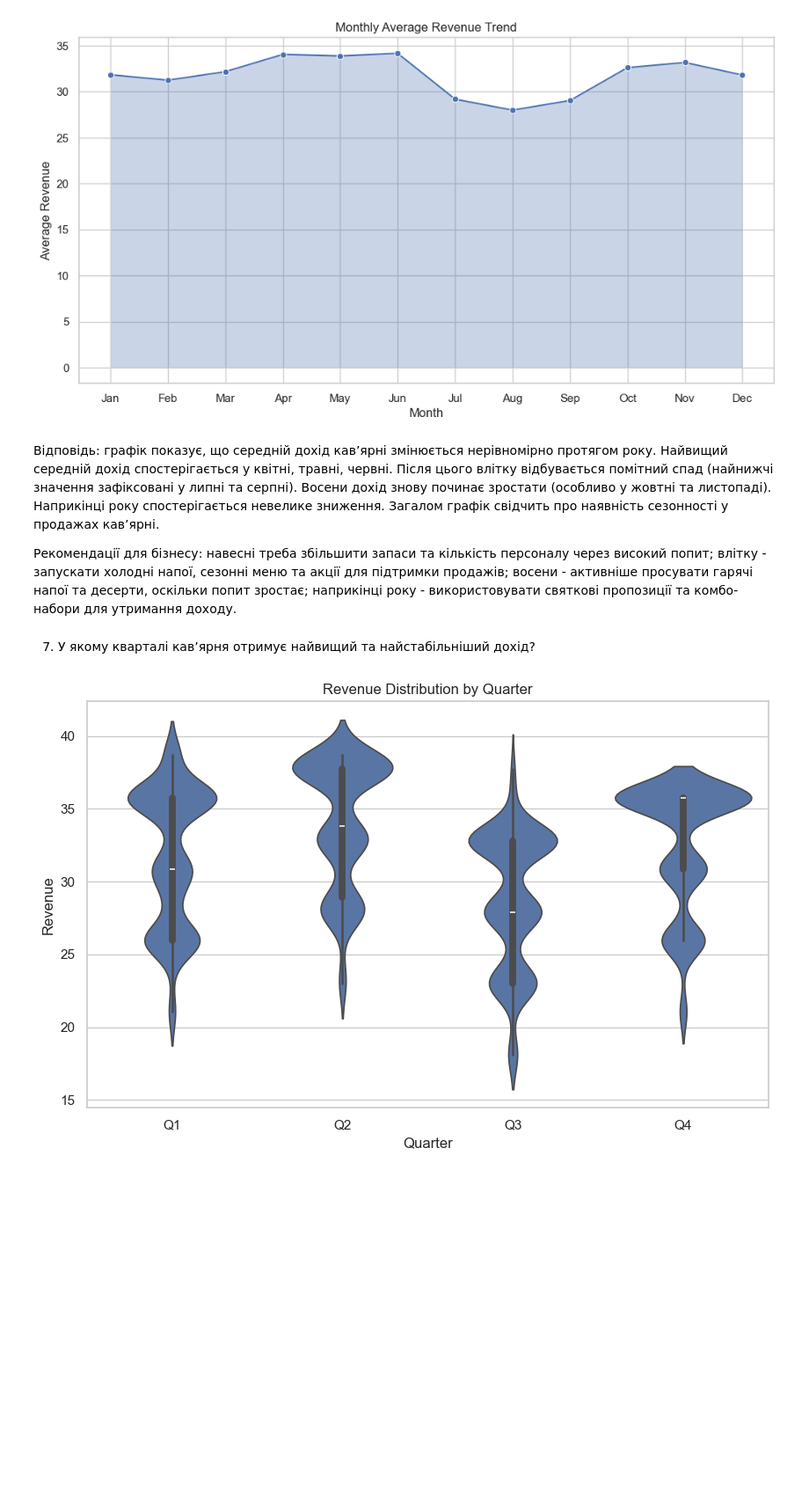
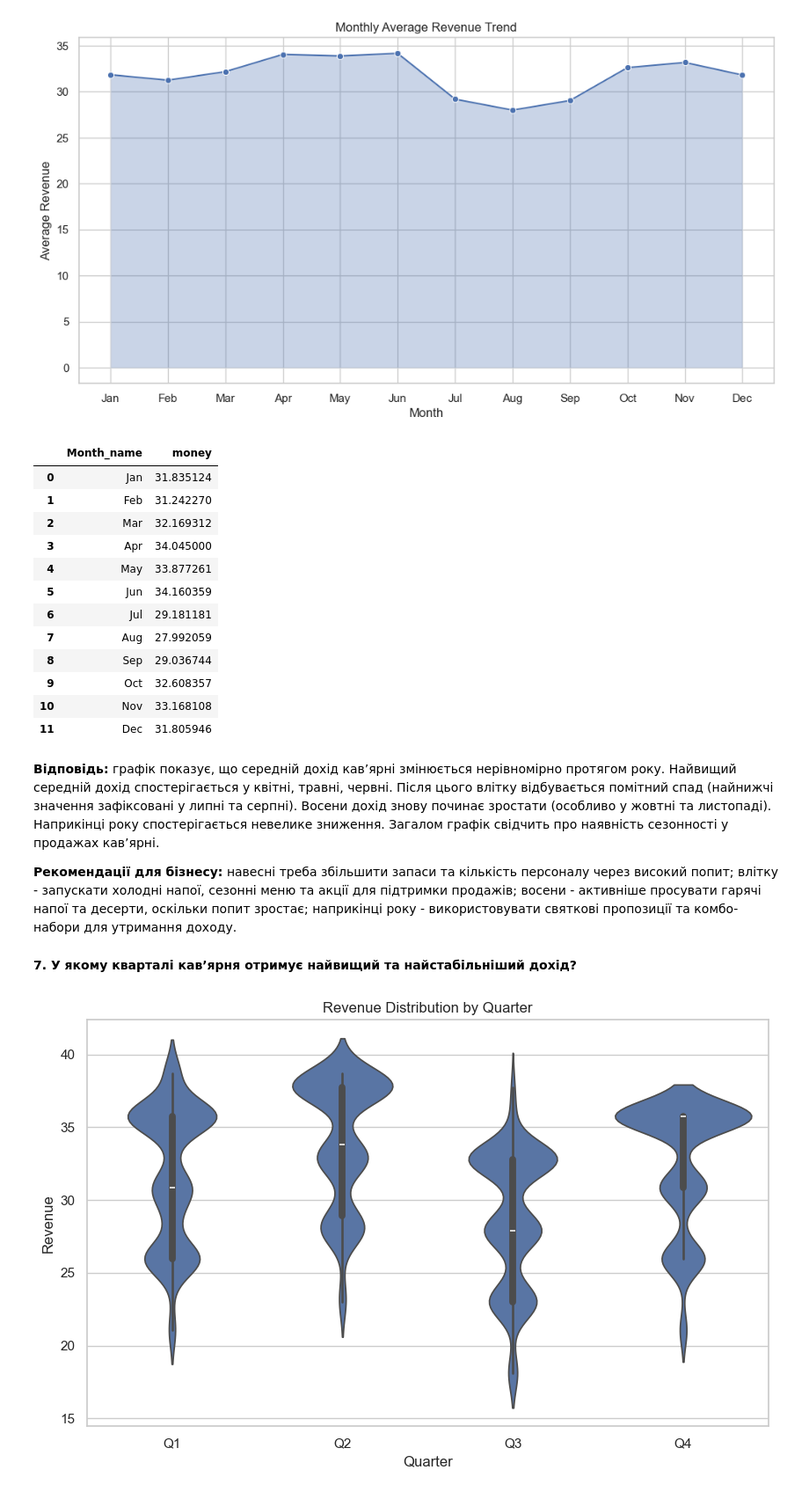
Before and after one commit to inna1999-pl/MainProject, a Jupyter notebook: coffee_project.ipynb, the cells around one changed output. Shown at 88% size. Cells and saved outputs as stored; diff of their text form; code cells hidden in the pictures; blank space fills up the shorter version.

```diff
--- a/coffee_project.ipynb
+++ b/coffee_project.ipynb
@@ -292,12 +342,28 @@ plt.ylabel('Average Revenue')
 plt.show()
 # %% [output]
 [figure]
+# %%
+monthly_revenue
+# %% [output]
+|  | Month_name | money |
+| 0 | Jan | 31.835124 |
+| 1 | Feb | 31.242270 |
+| 2 | Mar | 32.169312 |
+| 3 | Apr | 34.045000 |
+| 4 | May | 33.877261 |
+| 5 | Jun | 34.160359 |
+| 6 | Jul | 29.181181 |
+| 7 | Aug | 27.992059 |
+| 8 | Sep | 29.036744 |
+| 9 | Oct | 32.608357 |
+| 10 | Nov | 33.168108 |
+| 11 | Dec | 31.805946 |
 # %% [markdown]
-Відповідь: графік показує, що середній дохід кав’ярні змінюється нерівномірно протягом року. Найвищий середній дохід спостерігається у квітні, травні, червні. Після цього влітку відбувається помітний спад (найнижчі значення зафіксовані у липні та серпні). Восени дохід знову починає зростати (особливо у жовтні та листопаді). Наприкінці року спостерігається невелике зниження. Загалом графік свідчить про наявність сезонності у продажах кав’ярні.
+**Відповідь:** графік показує, що середній дохід кав’ярні змінюється нерівномірно протягом року. Найвищий середній дохід спостерігається у квітні, травні, червні. Після цього влітку відбувається помітний спад (найнижчі значення зафіксовані у липні та серпні). Восени дохід знову починає зростати (особливо у жовтні та листопаді). Наприкінці року спостерігається невелике зниження. Загалом графік свідчить про наявність сезонності у продажах кав’ярні.
 
-Рекомендації для бізнесу: навесні треба збільшити запаси та кількість персоналу через високий попит; влітку - запускати холодні напої, сезонні меню та акції для підтримки продажів; восени - активніше просувати гарячі напої та десерти, оскільки попит зростає; наприкінці року - використовувати святкові пропозиції та комбо-набори для утримання доходу.
+**Рекомендації для бізнесу:** навесні треба збільшити запаси та кількість персоналу через високий попит; влітку - запускати холодні напої, сезонні меню та акції для підтримки продажів; восени - активніше просувати гарячі напої та десерти, оскільки попит зростає; наприкінці року - використовувати святкові пропозиції та комбо-набори для утримання доходу.
 # %% [markdown]
-7. У якому кварталі кав’ярня отримує найвищий та найстабільніший дохід?
+**7. У якому кварталі кав’ярня отримує найвищий та найстабільніший дохід?**
 # %%
 quarter_map = {
     'Jan': 'Q1', 'Feb': 'Q1', 'Mar': 'Q1',
```
Also changed, not shown: parts of 42 cells of this notebook.
